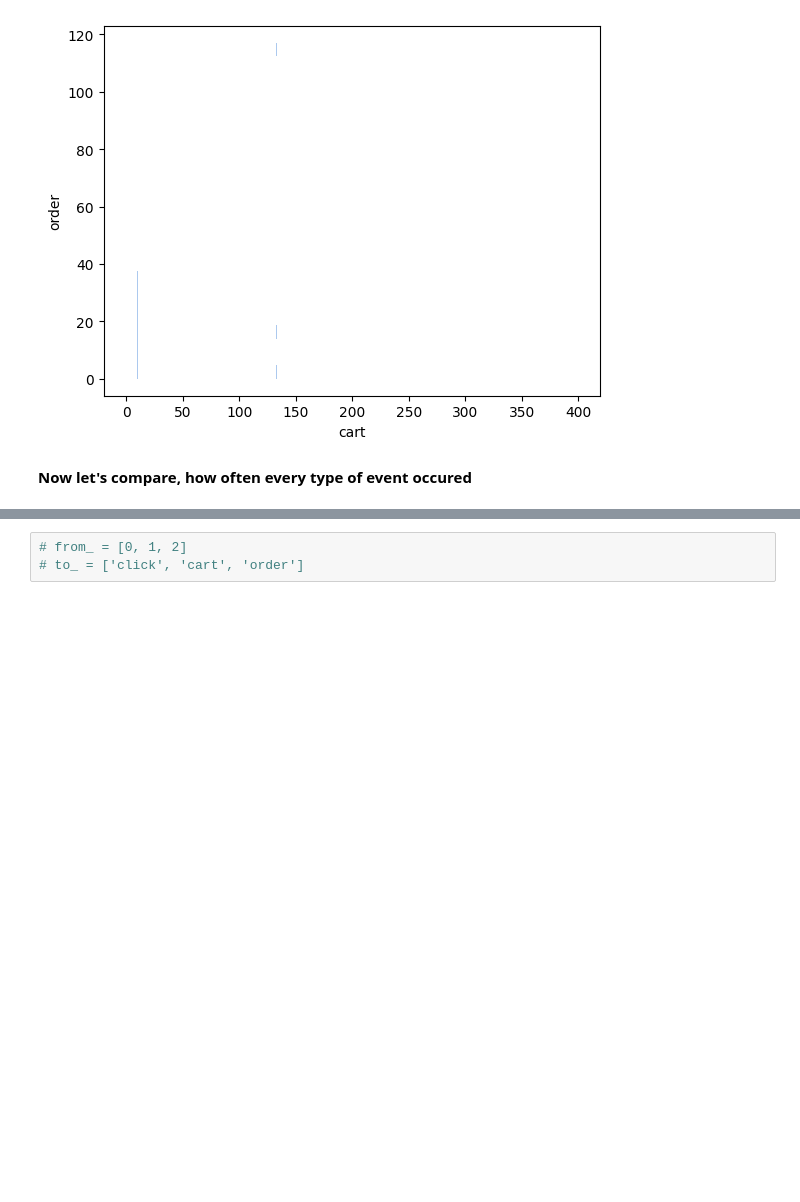
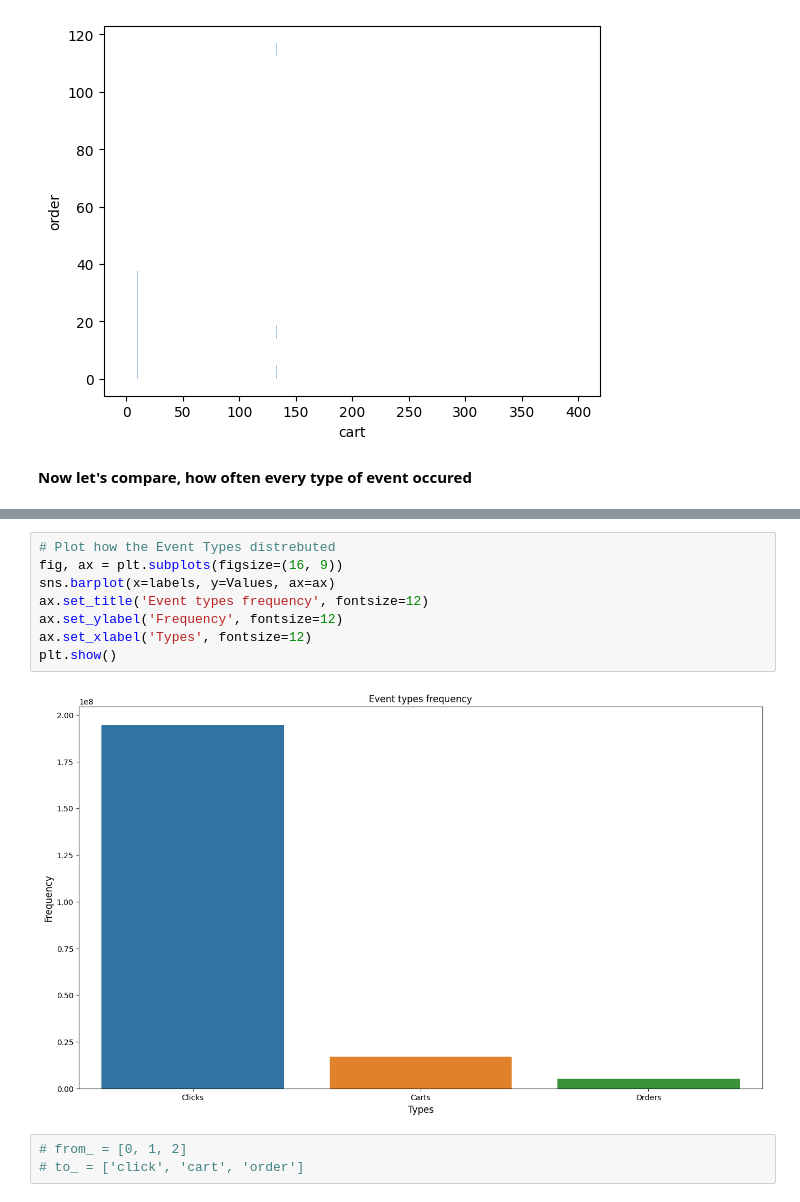
Before and after one commit to ReebalSami/Capstone-OTTO-Multi-Objective-Recommender-System, a Jupyter notebook: notebooks/EDA_1_parquet_read.ipynb, the cells around one changed output, grey strips where cells are left out. Saved outputs shown, nothing was run; the diff lists cells and outputs as text; blank space fills up the shorter version.

```diff
--- a/notebooks/EDA_1_parquet_read.ipynb
+++ b/notebooks/EDA_1_parquet_read.ipynb
@@ -183,3 +216,13 @@ plt.show()
+# %%
+# Plot how the Event Types distrebuted
+fig, ax = plt.subplots(figsize=(16, 9))
+sns.barplot(x=labels, y=Values, ax=ax)
+ax.set_title('Event types frequency', fontsize=12)
+ax.set_ylabel('Frequency', fontsize=12)
+ax.set_xlabel('Types', fontsize=12)
+plt.show()
+# %% [output]
+[figure, added]
 # %%
 # from_ = [0, 1, 2]
 # to_ = ['click', 'cart', 'order']
```
Also changed, not shown: parts of 45 cells of this notebook.
